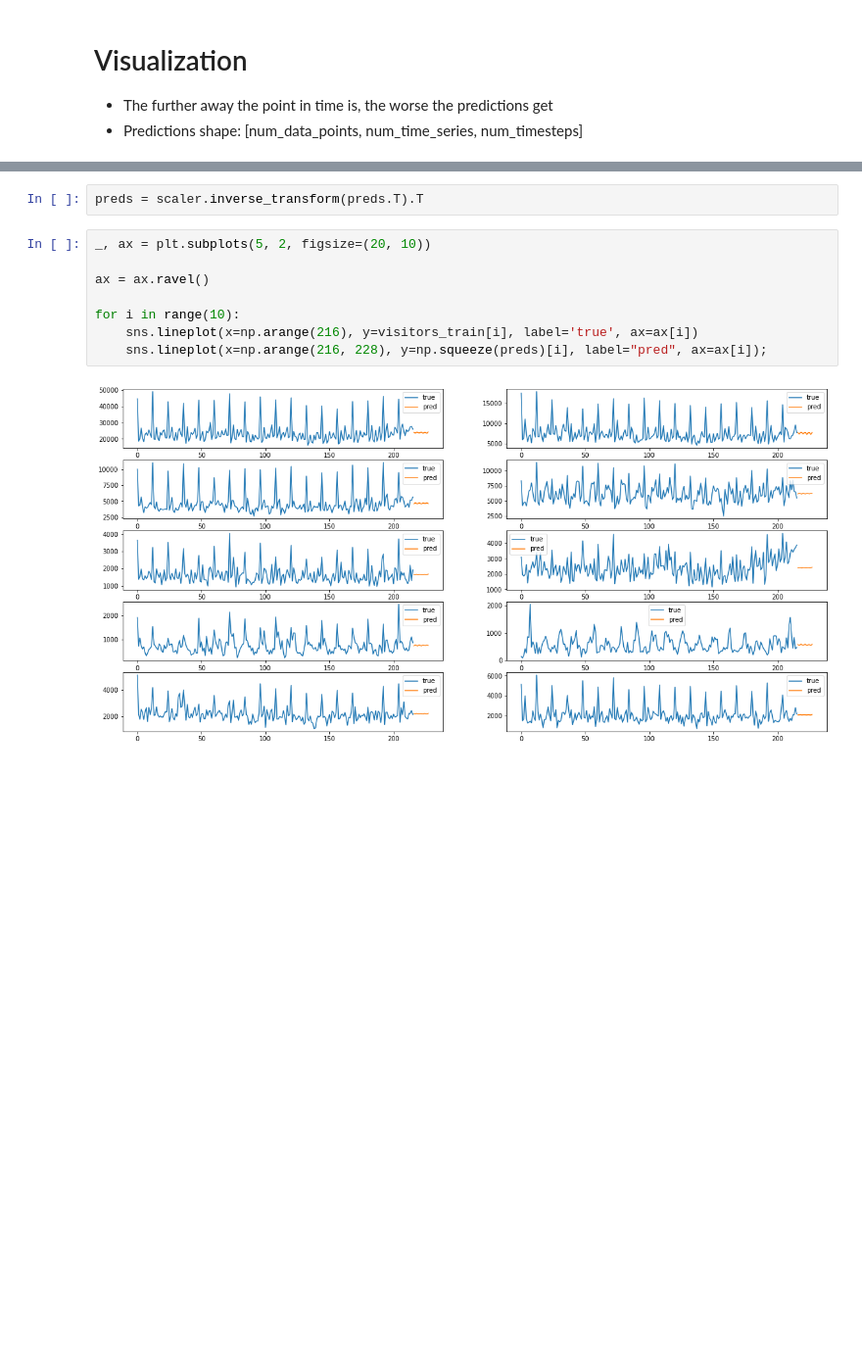
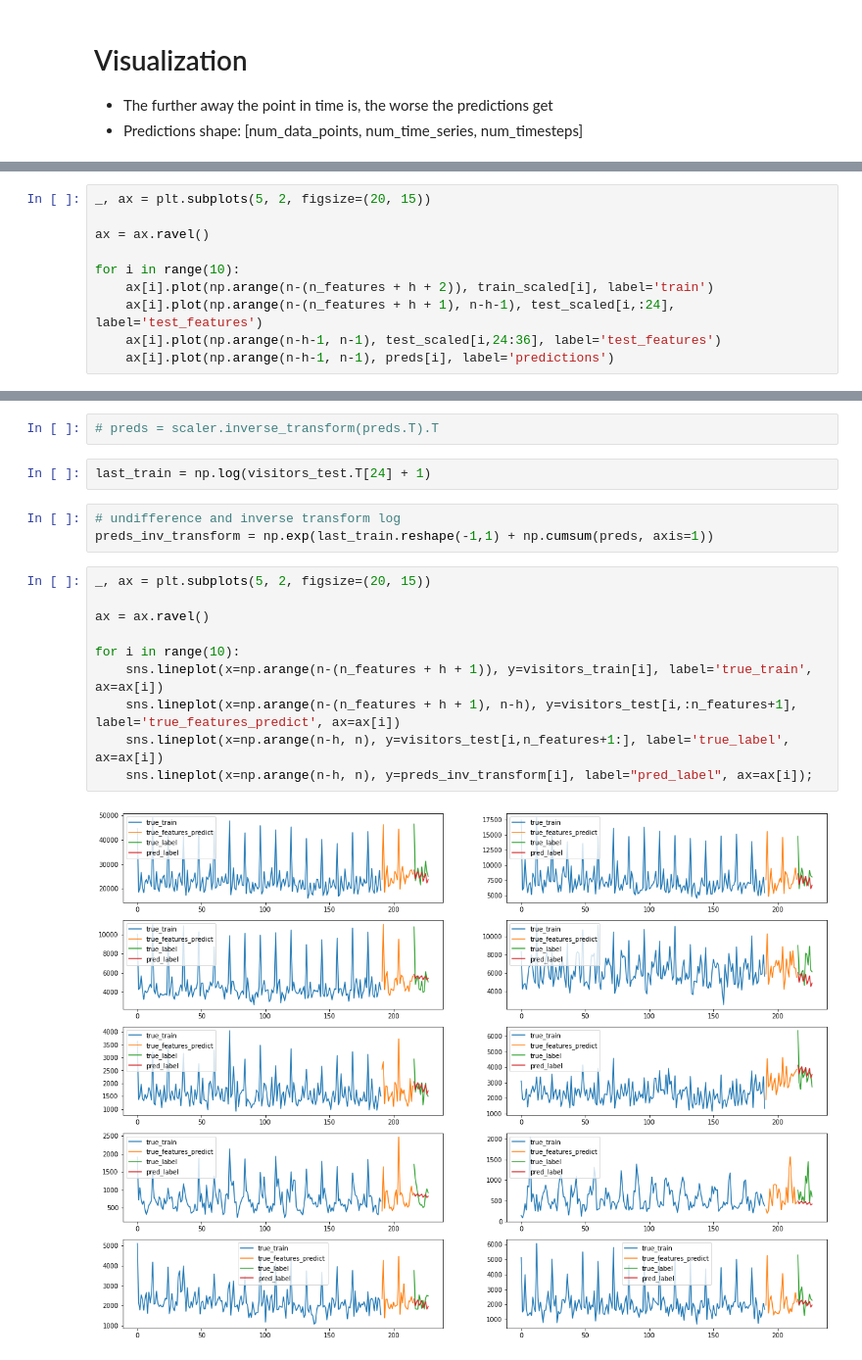
Before and after one commit to luisroque/deep_graph_cLSTM_hierarchical_time_series, a Jupyter notebook: create_graph_structure.ipynb, the cells around one changed output, grey strips where cells are left out. Shown at 98% size. Cells and saved outputs as stored; diff of their text form; blank space fills up the shorter version.

Commit message:
added transformation and difference as well as correct plot results

```diff
--- a/create_graph_structure.ipynb
+++ b/create_graph_structure.ipynb
@@ -463,0 +500,10 @@ Data points:, (419, 12)
+# %%
+_, ax = plt.subplots(5, 2, figsize=(20, 15))
+
+ax = ax.ravel()
+
+for i in range(10):
+    ax[i].plot(np.arange(n-(n_features + h + 2)), train_scaled[i], label='train')
+    ax[i].plot(np.arange(n-(n_features + h + 1), n-h-1), test_scaled[i,:24], label='test_features')
+    ax[i].plot(np.arange(n-h-1, n-1), test_scaled[i,24:36], label='test_features')
+    ax[i].plot(np.arange(n-h-1, n-1), preds[i], label='predictions')
@@ -464,12 +512,19 @@ Data points:, (419, 12)
 # %%
-preds = scaler.inverse_transform(preds.T).T
+# preds = scaler.inverse_transform(preds.T).T
+# %%
+last_train = np.log(visitors_test.T[24] + 1)
+# %%
+# undifference and inverse transform log
+preds_inv_transform = np.exp(last_train.reshape(-1,1) + np.cumsum(preds, axis=1))
 # %%
-_, ax = plt.subplots(5, 2, figsize=(20, 10))
+_, ax = plt.subplots(5, 2, figsize=(20, 15))
 
 ax = ax.ravel()
 
 for i in range(10):
-    sns.lineplot(x=np.arange(216), y=visitors_train[i], label='true', ax=ax[i])
-    sns.lineplot(x=np.arange(216, 228), y=np.squeeze(preds)[i], label="pred", ax=ax[i]);
+    sns.lineplot(x=np.arange(n-(n_features + h + 1)), y=visitors_train[i], label='true_train', ax=ax[i])
+    sns.lineplot(x=np.arange(n-(n_features + h + 1), n-h), y=visitors_test[i,:n_features+1], label='true_features_predict', ax=ax[i])
+    sns.lineplot(x=np.arange(n-h, n), y=visitors_test[i,n_features+1:], label='true_label', ax=ax[i])
+    sns.lineplot(x=np.arange(n-h, n), y=preds_inv_transform[i], label="pred_label", ax=ax[i]);
 # %% [output]
-[figure, old version]
+[figure, new version]
```
Also changed, not shown: parts of 24 cells of this notebook.
